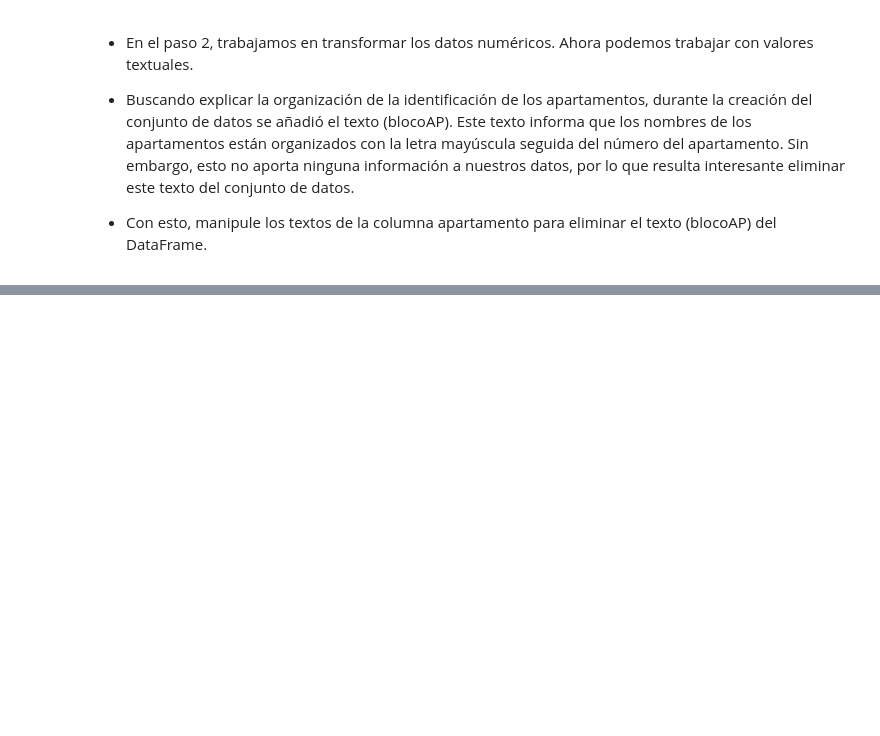
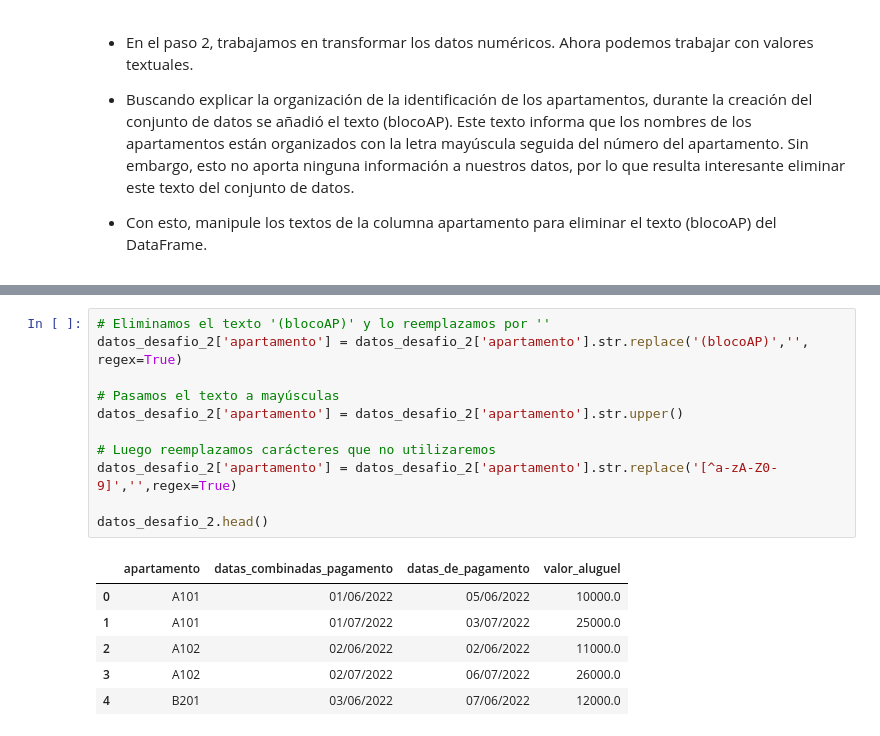
Before and after one commit to DanielRaiicHu/datos_panda_transformacion_manipulacion, a Jupyter notebook: datos_panda_transformacion_manipulacion.ipynb, the cells around one changed output, grey strips where cells are left out. Saved outputs shown, nothing was run; the diff lists cells and outputs as text; blank space fills up the shorter version.

```diff
--- a/datos_panda_transformacion_manipulacion.ipynb
+++ b/datos_panda_transformacion_manipulacion.ipynb
@@ -743,0 +809,18 @@ memory usage: 1.1+ KB
+# %%
+# Eliminamos el texto '(blocoAP)' y lo reemplazamos por ''
+datos_desafio_2['apartamento'] = datos_desafio_2['apartamento'].str.replace('(blocoAP)','', regex=True)
+
+# Pasamos el texto a mayúsculas
+datos_desafio_2['apartamento'] = datos_desafio_2['apartamento'].str.upper()
+
+# Luego reemplazamos carácteres que no utilizaremos
+datos_desafio_2['apartamento'] = datos_desafio_2['apartamento'].str.replace('[^a-zA-Z0-9]','',regex=True)
+
+datos_desafio_2.head()
+# %% [output]
+|  | apartamento | datas_combinadas_pagamento | datas_de_pagamento | valor_aluguel |
+| 0 | A101 | 01/06/2022 | 05/06/2022 | 10000.0 |
+| 1 | A101 | 01/07/2022 | 03/07/2022 | 25000.0 |
+| 2 | A102 | 02/06/2022 | 02/06/2022 | 11000.0 |
+| 3 | A102 | 02/07/2022 | 06/07/2022 | 26000.0 |
+| 4 | B201 | 03/06/2022 | 07/06/2022 | 12000.0 |
```
Also changed, not shown: parts of 5 cells of this notebook.
